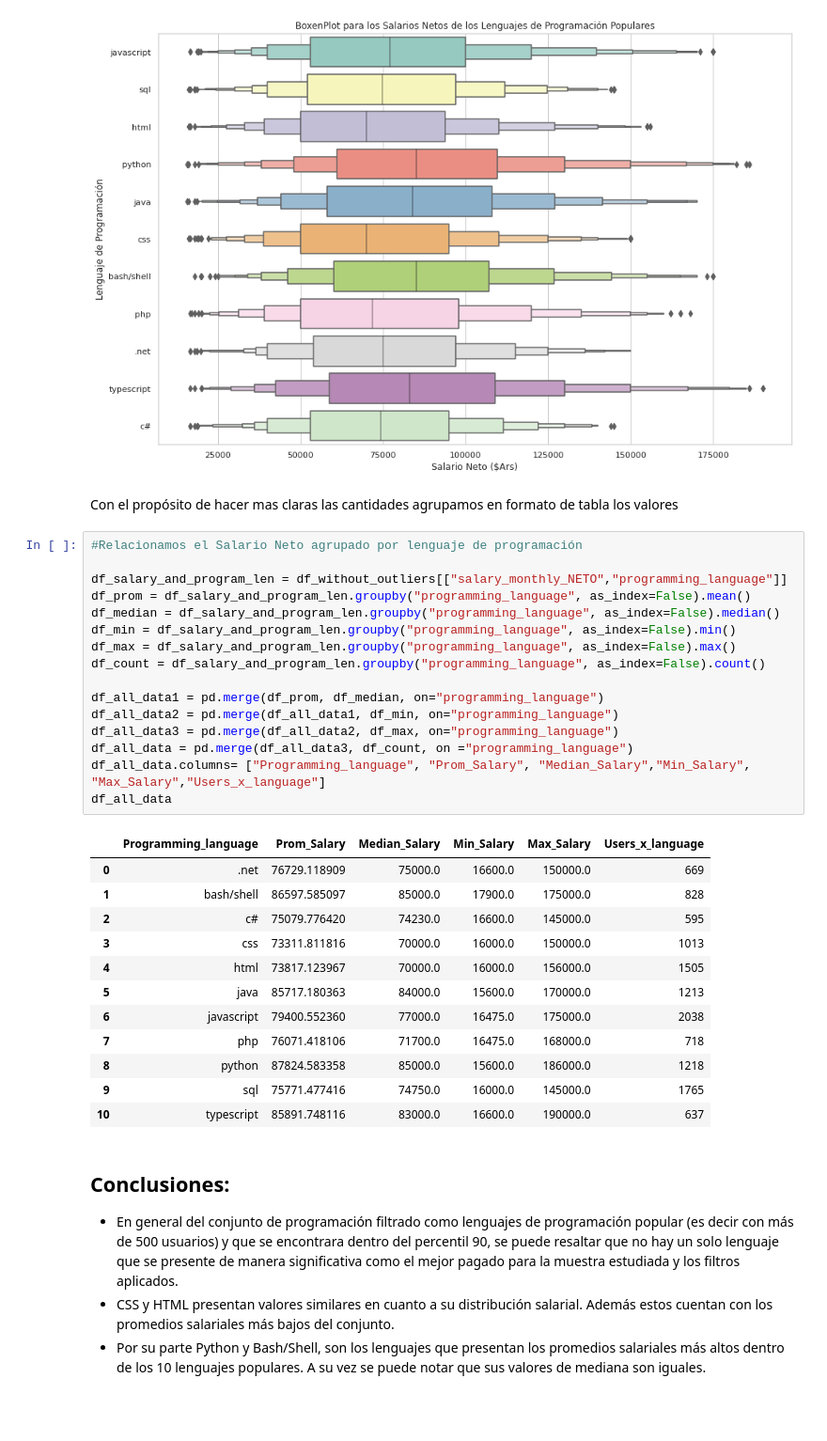
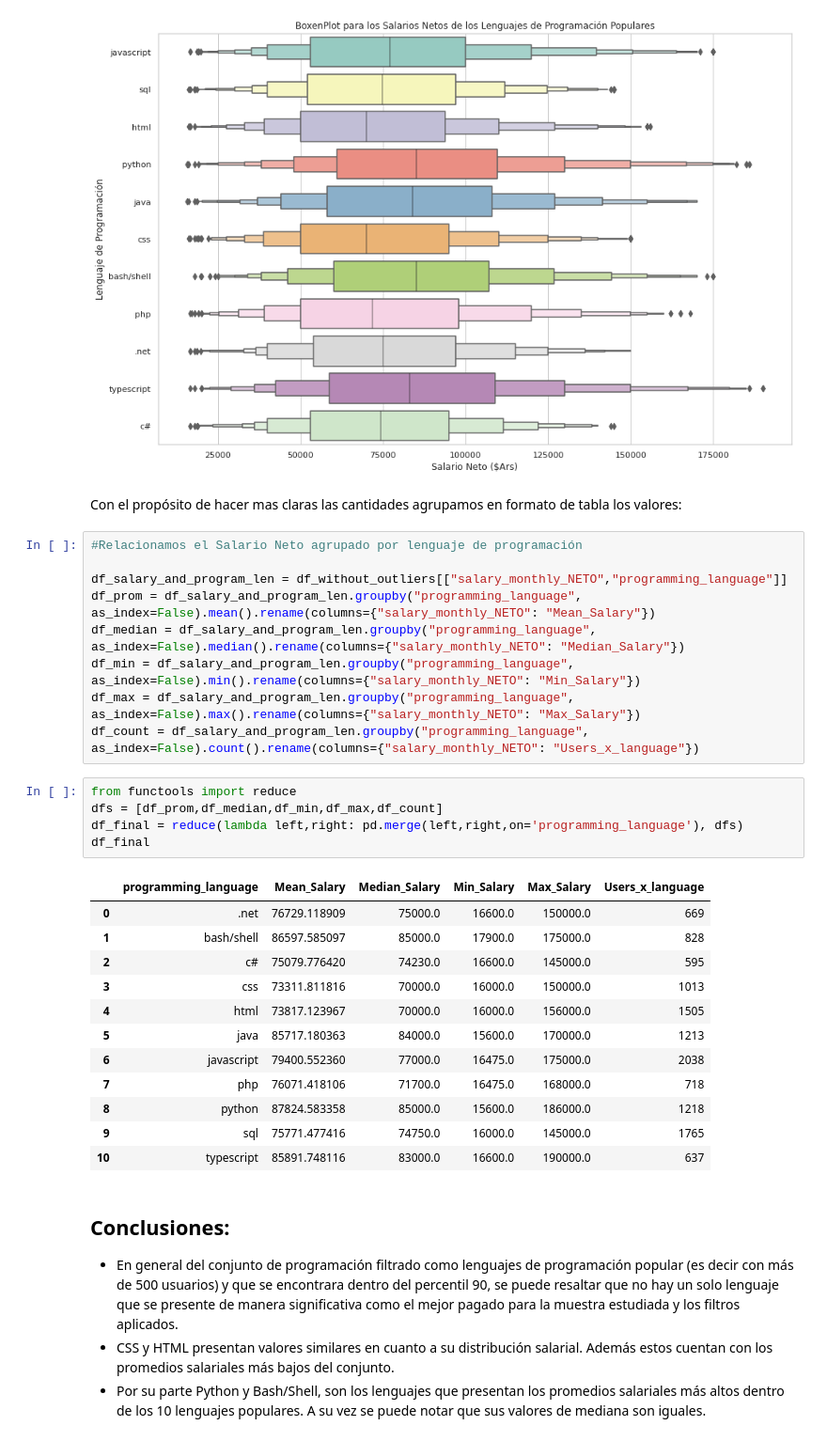
Before and after one commit to argennof/Data_A-V_2022, a Jupyter notebook: Grupo_24_Entregable_Parte_1.ipynb, the cells around one changed output. Shown at 94% size. Drawn from its saved outputs; the diff is of its cells as text; blank space fills up the shorter version.

```diff
--- a/Grupo_24_Entregable_Parte_1.ipynb
+++ b/Grupo_24_Entregable_Parte_1.ipynb
@@ -520,36 +459,34 @@ plt.ticklabel_format(style='plain', axis='x')
 # %% [output]
 [figure]
 # %% [markdown]
-Con el propósito de hacer mas claras las cantidades agrupamos en formato de tabla los valores
+Con el propósito de hacer mas claras las cantidades agrupamos en formato de tabla los valores:
 # %%
 #Relacionamos el Salario Neto agrupado por lenguaje de programación
 
 df_salary_and_program_len = df_without_outliers[["salary_monthly_NETO","programming_language"]]
-df_prom = df_salary_and_program_len.groupby("programming_language", as_index=False).mean()
-df_median = df_salary_and_program_len.groupby("programming_language", as_index=False).median()
-df_min = df_salary_and_program_len.groupby("programming_language", as_index=False).min()
-df_max = df_salary_and_program_len.groupby("programming_language", as_index=False).max()
-df_count = df_salary_and_program_len.groupby("programming_language", as_index=False).count()
-
-df_all_data1 = pd.merge(df_prom, df_median, on="programming_language")
-df_all_data2 = pd.merge(df_all_data1, df_min, on="programming_language")
-df_all_data3 = pd.merge(df_all_data2, df_max, on="programming_language")
-df_all_data = pd.merge(df_all_data3, df_count, on ="programming_language")
-df_all_data.columns= ["Programming_language", "Prom_Salary", "Median_Salary","Min_Salary", "Max_Salary","Users_x_language"]
-df_all_data
+df_prom = df_salary_and_program_len.groupby("programming_language", as_index=False).mean().rename(columns={"salary_monthly_NETO": "Mean_Salary"})
+df_median = df_salary_and_program_len.groupby("programming_language", as_index=False).median().rename(columns={"salary_monthly_NETO": "Median_Salary"})
+df_min = df_salary_and_program_len.groupby("programming_language", as_index=False).min().rename(columns={"salary_monthly_NETO": "Min_Salary"})
+df_max = df_salary_and_program_len.groupby("programming_language", as_index=False).max().rename(columns={"salary_monthly_NETO": "Max_Salary"})
+df_count = df_salary_and_program_len.groupby("programming_language", as_index=False).count().rename(columns={"salary_monthly_NETO": "Users_x_language"})
-# %% [output]
-|  | Programming_language | Prom_Salary | Median_Salary | Min_Salary | Max_Salary | Users_x_language |
-| 0 | .net | 76729.118909 | 75000.0 | 16600.0 | 150000.0 | 669 |
-| 1 | bash/shell | 86597.585097 | 85000.0 | 17900.0 | 175000.0 | 828 |
-| 2 | c# | 75079.776420 | 74230.0 | 16600.0 | 145000.0 | 595 |
-| 3 | css | 73311.811816 | 70000.0 | 16000.0 | 150000.0 | 1013 |
-| 4 | html | 73817.123967 | 70000.0 | 16000.0 | 156000.0 | 1505 |
-| 5 | java | 85717.180363 | 84000.0 | 15600.0 | 170000.0 | 1213 |
-| 6 | javascript | 79400.552360 | 77000.0 | 16475.0 | 175000.0 | 2038 |
-| 7 | php | 76071.418106 | 71700.0 | 16475.0 | 168000.0 | 718 |
-| 8 | python | 87824.583358 | 85000.0 | 15600.0 | 186000.0 | 1218 |
-| 9 | sql | 75771.477416 | 74750.0 | 16000.0 | 145000.0 | 1765 |
-| 10 | typescript | 85891.748116 | 83000.0 | 16600.0 | 190000.0 | 637 |
+# %%
+from functools import reduce
+dfs = [df_prom,df_median,df_min,df_max,df_count]
+df_final = reduce(lambda left,right: pd.merge(left,right,on='programming_language'), dfs)
+df_final
+# %% [output]
+|  | programming_language | Mean_Salary | Median_Salary | Min_Salary | Max_Salary | Users_x_language |
+| 0 | .net | 76729.118909 | 75000.0 | 16600.0 | 150000.0 | 669 |
+| 1 | bash/shell | 86597.585097 | 85000.0 | 17900.0 | 175000.0 | 828 |
+| 2 | c# | 75079.776420 | 74230.0 | 16600.0 | 145000.0 | 595 |
+| 3 | css | 73311.811816 | 70000.0 | 16000.0 | 150000.0 | 1013 |
+| 4 | html | 73817.123967 | 70000.0 | 16000.0 | 156000.0 | 1505 |
+| 5 | java | 85717.180363 | 84000.0 | 15600.0 | 170000.0 | 1213 |
+| 6 | javascript | 79400.552360 | 77000.0 | 16475.0 | 175000.0 | 2038 |
+| 7 | php | 76071.418106 | 71700.0 | 16475.0 | 168000.0 | 718 |
+| 8 | python | 87824.583358 | 85000.0 | 15600.0 | 186000.0 | 1218 |
+| 9 | sql | 75771.477416 | 74750.0 | 16000.0 | 145000.0 | 1765 |
+| 10 | typescript | 85891.748116 | 83000.0 | 16600.0 | 190000.0 | 637 |
 # %% [markdown]
 ## Conclusiones:
 
```
Also changed, not shown: parts of 14 cells of this notebook.
